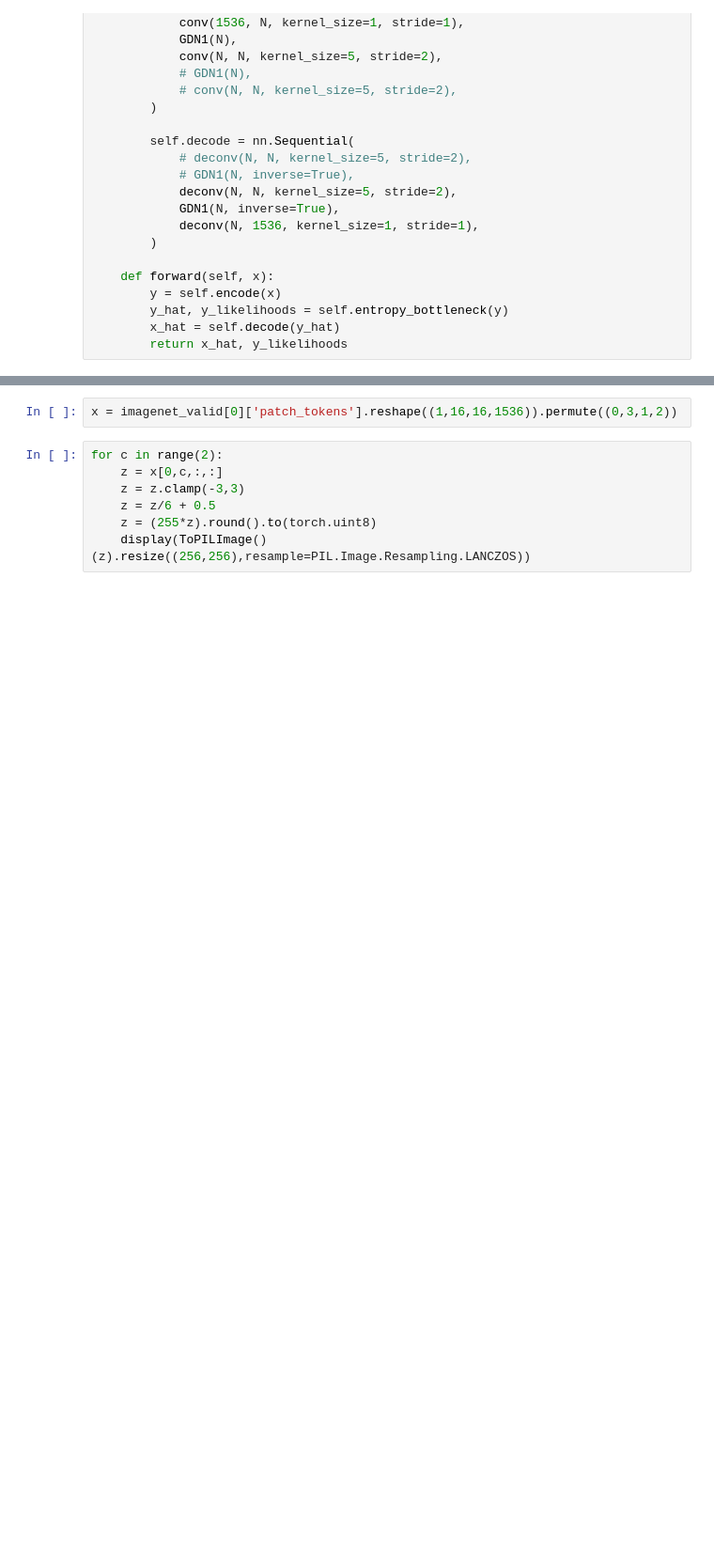
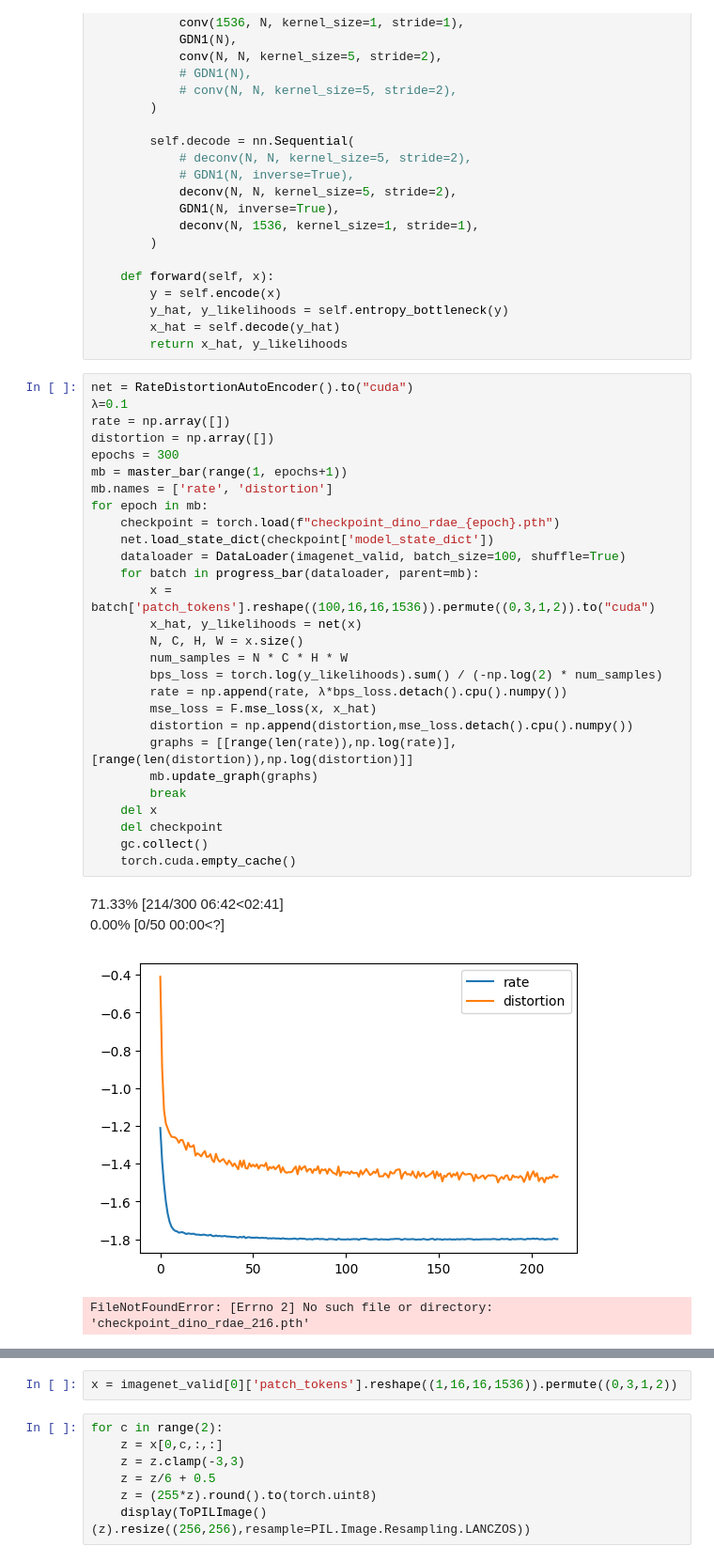
Before and after one commit to danjacobellis/CMMR, a Jupyter notebook: dino_rdae_inference.ipynb, the cells around one changed output, grey strips where cells are left out. Shown at 94% size. Drawn from its saved outputs; the diff is of its cells as text; blank space fills up the shorter version.

Commit message:
validation loss

```diff
--- a/dino_rdae_inference.ipynb
+++ b/dino_rdae_inference.ipynb
@@ -78,3 +79,36 @@ class RateDistortionAutoEncoder(CompressionModel):
         y_hat, y_likelihoods = self.entropy_bottleneck(y)
         x_hat = self.decode(y_hat)
         return x_hat, y_likelihoods
+# %%
+net = RateDistortionAutoEncoder().to("cuda")
+λ=0.1
+rate = np.array([])
+distortion = np.array([])
+epochs = 300
+mb = master_bar(range(1, epochs+1))
+mb.names = ['rate', 'distortion']
+for epoch in mb:
+    checkpoint = torch.load(f"checkpoint_dino_rdae_{epoch}.pth")
+    net.load_state_dict(checkpoint['model_state_dict'])
+    dataloader = DataLoader(imagenet_valid, batch_size=100, shuffle=True)
+    for batch in progress_bar(dataloader, parent=mb):
+        x = batch['patch_tokens'].reshape((100,16,16,1536)).permute((0,3,1,2)).to("cuda")
+        x_hat, y_likelihoods = net(x)
+        N, C, H, W = x.size()
+        num_samples = N * C * H * W
+        bps_loss = torch.log(y_likelihoods).sum() / (-np.log(2) * num_samples)
+        rate = np.append(rate, λ*bps_loss.detach().cpu().numpy())
+        mse_loss = F.mse_loss(x, x_hat)
+        distortion = np.append(distortion,mse_loss.detach().cpu().numpy())
+        graphs = [[range(len(rate)),np.log(rate)], [range(len(distortion)),np.log(distortion)]]
+        mb.update_graph(graphs)
+        break
+    del x
+    del checkpoint
+    gc.collect()
+    torch.cuda.empty_cache()
+# %% [output]
+71.33% [214/300 06:42<02:41]
+0.00% [0/50 00:00<?]
+[figure, added]
+FileNotFoundError: [Errno 2] No such file or directory: 'checkpoint_dino_rdae_216.pth'
```
Also changed, not shown: parts of 9 cells of this notebook.
